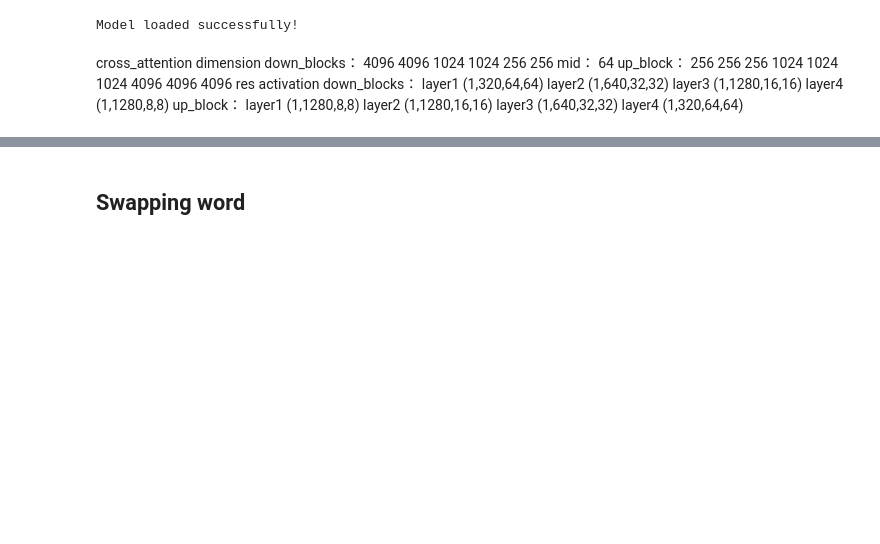
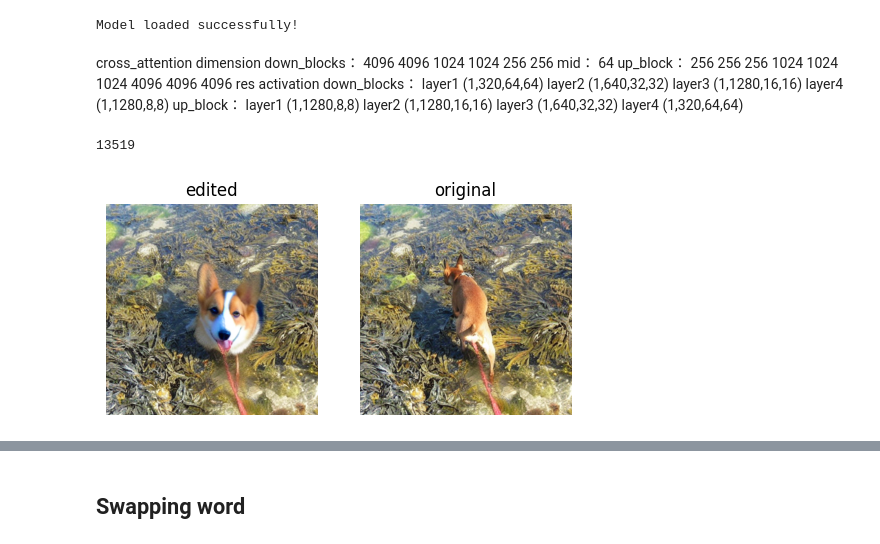
Before and after one commit to 999rainnie/Image_semantic_editing, a Jupyter notebook: semantic_edit.ipynb, the cells around one changed output, grey strips where cells are left out. Drawn from its saved outputs; the diff is of its cells as text; code cells hidden in the pictures; blank space fills up the shorter version.

Commit message:
guidance: shape

```diff
--- a/semantic_edit.ipynb
+++ b/semantic_edit.ipynb
@@ -69,6 +69,31 @@ layer1 (1,1280,8,8)
 layer2 (1,1280,16,16)
 layer3 (1,640,32,32)
 layer4 (1,320,64,64)
+# %%
+seed = int(torch.rand((1,)) * 100000)
+generator=torch.manual_seed(seed)
+print(seed)
+
+prompts = ["a dog in the liver",
+           "a corgi in the liver"]
+
+object_to_edit = 'corgi'
+
+guidance = partial(match_semantic_feature, position_weight=6.0, sem_weight=0.0)
+# move = partial(roll_shape, direction='up', factor=0.0)
+# guidance = partial(move_object_by_shape, shape_weight=0.5, appearance_weight=1.5, position_weight=6, tau=move)
+
+img_path = './img/shepherd.png'
+latents = get_ddim_latents(pipe, img_path, prompts[0], device)
+init_latent = latents[-1]
+
+image_list = pipe(prompts[1], prompts[0], obj_to_edit = object_to_edit, height=512, width=512,
+                  num_inference_steps=50, generator=generator, latents=init_latent, all_latents=latents,
+                  max_guidance_iter_per_step=15, guidance_func=guidance, g_weight=500)
+show_images([i for i in [image_list[0].images[0], image_list[1].images[0]]], titles=['edited', 'original'], save_orig=True)
+# %% [output]
+13519
+[figure, added]
 # %%
 seed = int(torch.rand((1,)) * 100000)
 generator=torch.manual_seed(seed)
```
Also changed, not shown: parts of 3 cells of this notebook, 2 other files.
